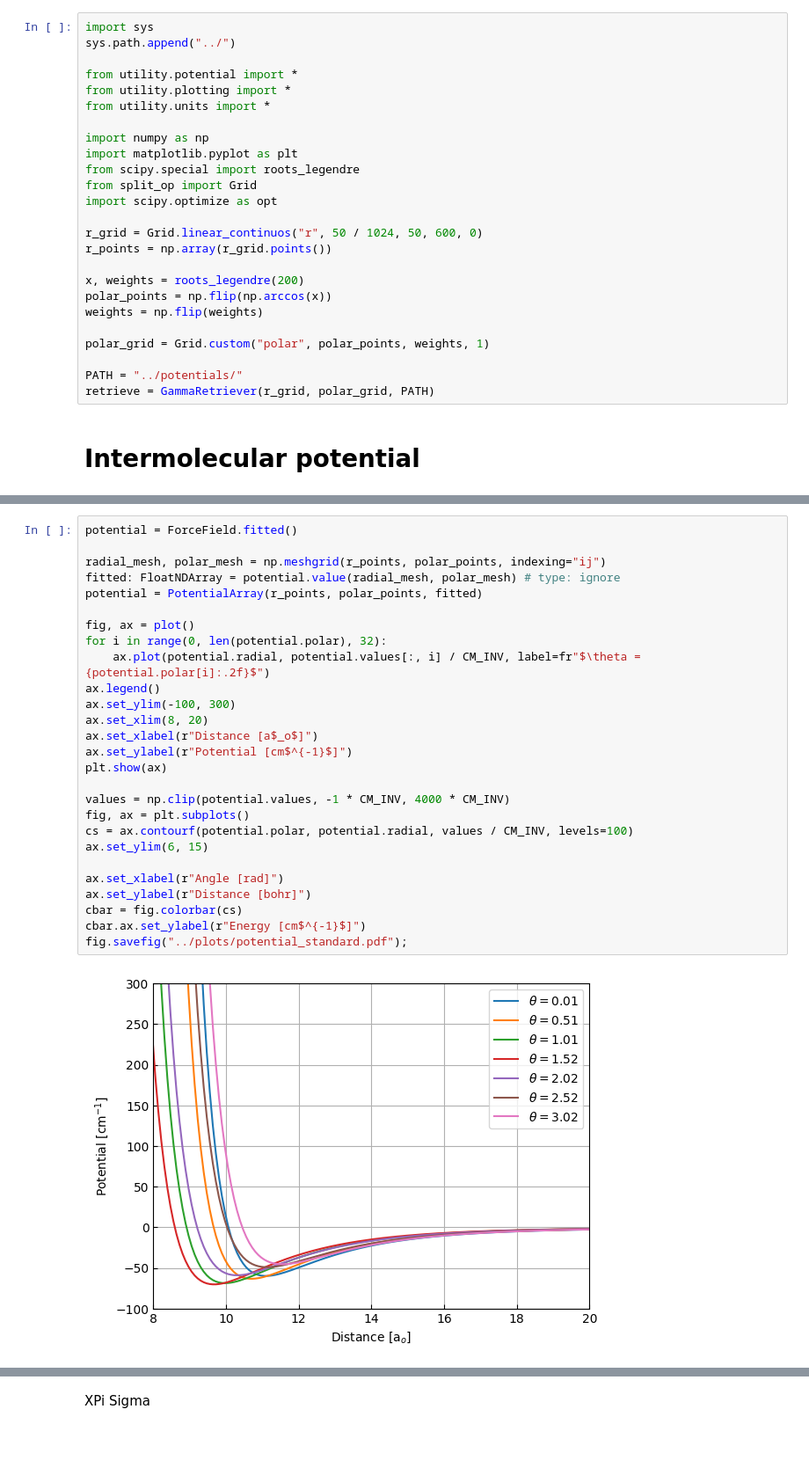
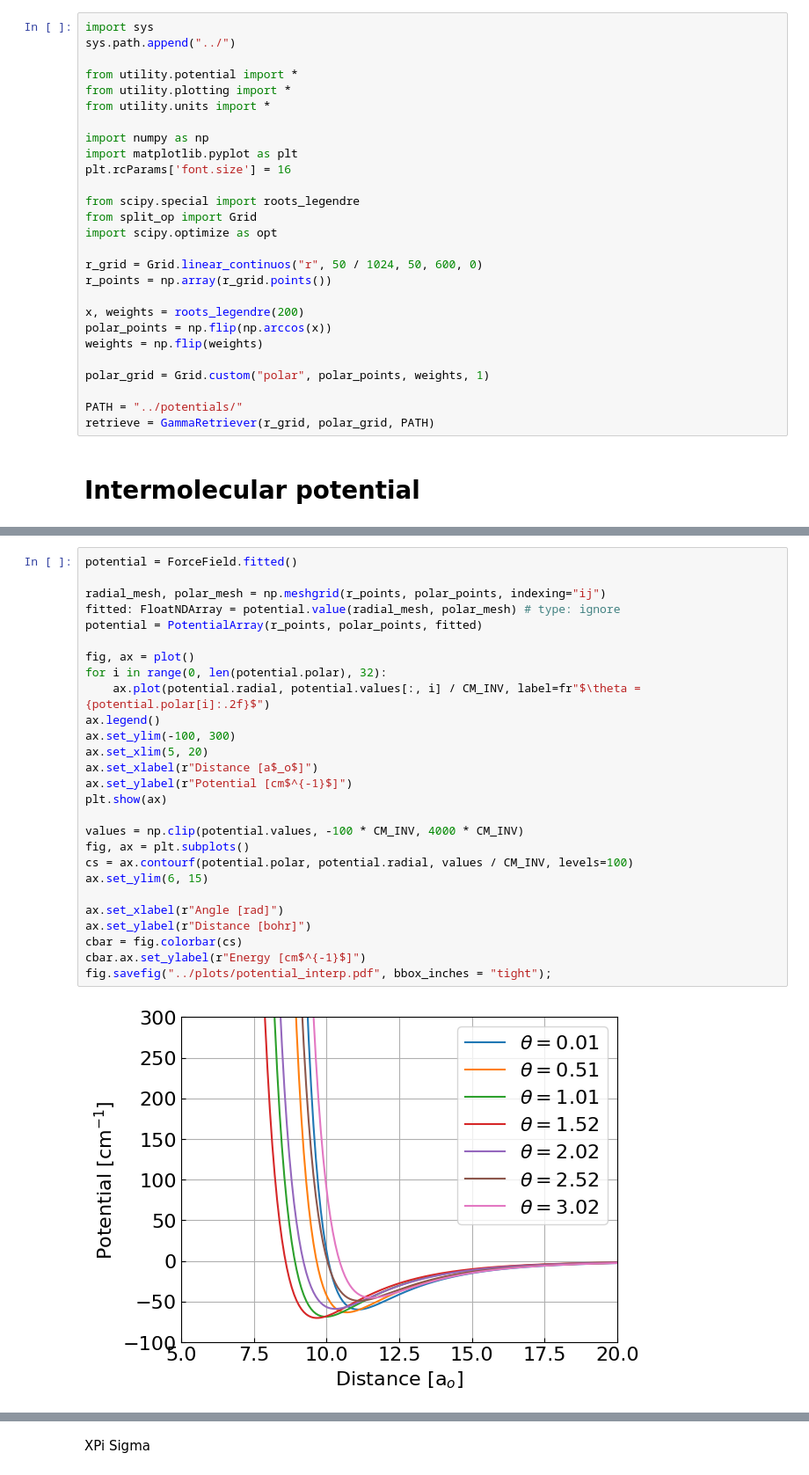
Before and after one commit to Wleter/NeOcs, a Jupyter notebook: analysis/potentials.ipynb, the cells around one changed output, grey strips where cells are left out. Shown at 88% size. Saved outputs shown, nothing was run; the diff lists cells and outputs as text; blank space fills up the shorter version.

```diff
--- a/analysis/potentials.ipynb
+++ b/analysis/potentials.ipynb
@@ -8,6 +8,8 @@ from utility.units import *
 
 import numpy as np
 import matplotlib.pyplot as plt
+plt.rcParams['font.size'] = 16
+
 from scipy.special import roots_legendre
 from split_op import Grid
 import scipy.optimize as opt
@@ -52,29 +56,29 @@ cbar.ax.set_ylabel(r"Energy [cm$^{-1}$]");
 # %%
 potential = ForceField.fitted()
 
 radial_mesh, polar_mesh = np.meshgrid(r_points, polar_points, indexing="ij")
 fitted: FloatNDArray = potential.value(radial_mesh, polar_mesh) # type: ignore
 potential = PotentialArray(r_points, polar_points, fitted)
 
 fig, ax = plot()
 for i in range(0, len(potential.polar), 32):
     ax.plot(potential.radial, potential.values[:, i] / CM_INV, label=fr"$\theta = {potential.polar[i]:.2f}$")
 ax.legend()
 ax.set_ylim(-100, 300)
-ax.set_xlim(8, 20)
+ax.set_xlim(5, 20)
 ax.set_xlabel(r"Distance [a$_o$]")
 ax.set_ylabel(r"Potential [cm$^{-1}$]")
 plt.show(ax)
 
-values = np.clip(potential.values, -1 * CM_INV, 4000 * CM_INV)
+values = np.clip(potential.values, -100 * CM_INV, 4000 * CM_INV)
 fig, ax = plt.subplots()
 cs = ax.contourf(potential.polar, potential.radial, values / CM_INV, levels=100)
 ax.set_ylim(6, 15)
 
 ax.set_xlabel(r"Angle [rad]")
 ax.set_ylabel(r"Distance [bohr]")
 cbar = fig.colorbar(cs)
 cbar.ax.set_ylabel(r"Energy [cm$^{-1}$]")
-fig.savefig("../plots/potential_standard.pdf");
+fig.savefig("../plots/potential_interp.pdf", bbox_inches = "tight");
 # %% [output]
-[figure, old version]
+[figure, new version]
```
Also changed, not shown: parts of 11 cells of this notebook, 49 other files.
